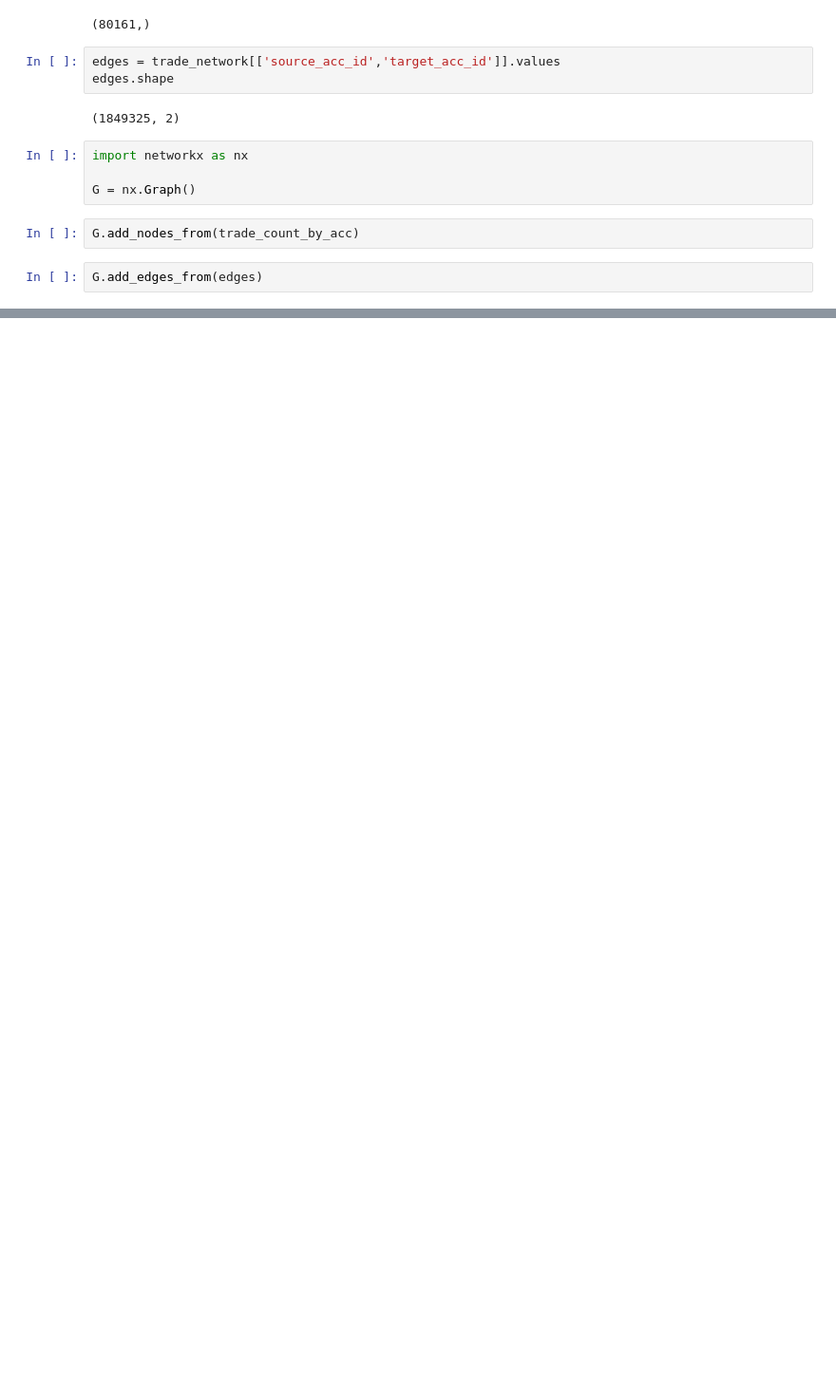
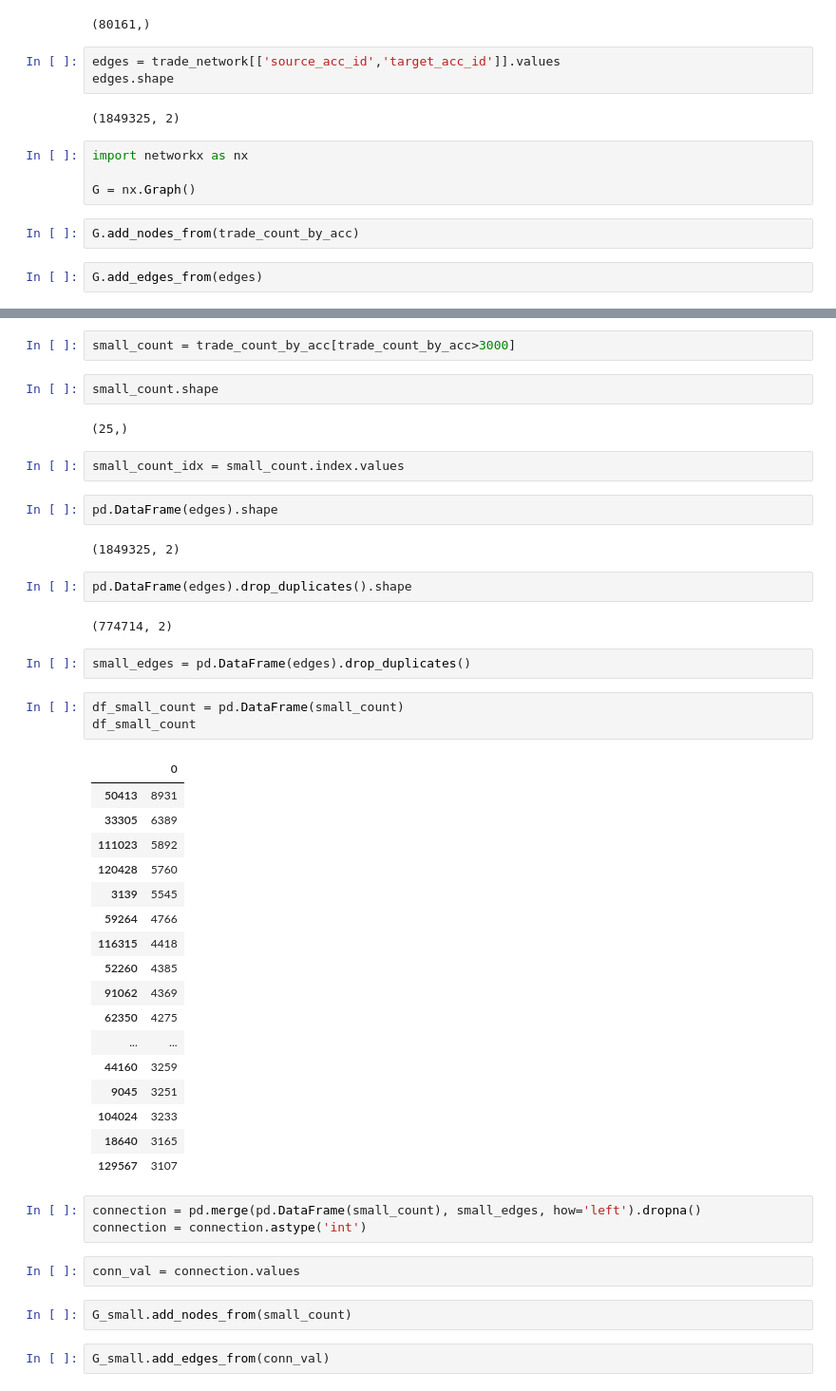
Before and after one commit to mullin-2019bigcontest/Mullin, a Jupyter notebook: Network Analysis.ipynb, the cells around one changed output, grey strips where cells are left out. Shown: that part at 95% size. Saved outputs shown, nothing was run; the diff lists cells and outputs as text; blank space fills up the shorter version.

```diff
--- a/Network Analysis.ipynb
+++ b/Network Analysis.ipynb
@@ -514,0 +615,48 @@ G.add_edges_from(edges)
+# %%
+small_count = trade_count_by_acc[trade_count_by_acc>3000]
+# %%
+small_count.shape
+# %% [output]
+(25,)
+# %%
+small_count_idx = small_count.index.values
+# %%
+pd.DataFrame(edges).shape
+# %% [output]
+(1849325, 2)
+# %%
+pd.DataFrame(edges).drop_duplicates().shape
+# %% [output]
+(774714, 2)
+# %%
+small_edges = pd.DataFrame(edges).drop_duplicates()
+# %%
+df_small_count = pd.DataFrame(small_count)
+df_small_count
+# %% [output]
+|  | 0 |
+| 50413 | 8931 |
+| 33305 | 6389 |
+| 111023 | 5892 |
+| 120428 | 5760 |
+| 3139 | 5545 |
+| 59264 | 4766 |
+| 116315 | 4418 |
+| 52260 | 4385 |
+| 91062 | 4369 |
+| 62350 | 4275 |
+| ... | ... |
+| 44160 | 3259 |
+| 9045 | 3251 |
+| 104024 | 3233 |
+| 18640 | 3165 |
+| 129567 | 3107 |
+# %%
+connection = pd.merge(pd.DataFrame(small_count), small_edges, how='left').dropna()
+connection = connection.astype('int')
+# %%
+conn_val = connection.values
+# %%
+G_small.add_nodes_from(small_count)
+# %%
+G_small.add_edges_from(conn_val)
```
Also changed, not shown: parts of 25 cells of this notebook, 2 other files.
